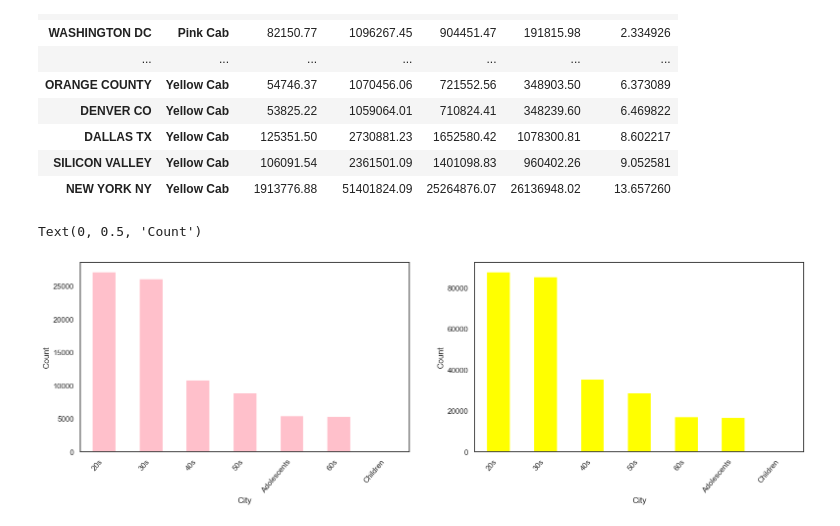
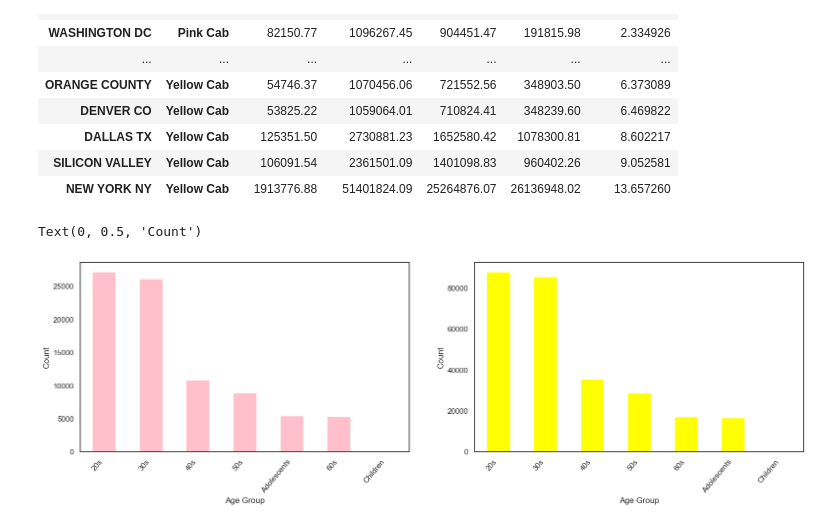
Before and after one commit to DataGlacier/VC, a Jupyter notebook: Week 2/Cab Investment Firm EDA by Connor Bryson.ipynb, the cells around one changed output. Cells and saved outputs as stored; diff of their text form; code cells hidden in the pictures.

```diff
--- a/Week 2/Cab Investment Firm EDA by Connor Bryson.ipynb
+++ b/Week 2/Cab Investment Firm EDA by Connor Bryson.ipynb
@@ -570,20 +570,20 @@ per_city.sort_values(by = 'Profit Per KM')
 # %%
 sns.set(rc={"figure.figsize":(19, 5)})
 sns.set_theme(style ="white")
 
 fig, axs = plt.subplots(ncols=2)
 
 # Yellow City Plot
 yellow_city = yellow_cab["Age Group"].value_counts().plot(y='number', kind='bar', color = "Yellow", legend=False, ax=axs[1])
 yellow_city.set_xticklabels(yellow_city.get_xticklabels(), rotation=50, horizontalalignment='right')
-yellow_city.set_xlabel("City")
+yellow_city.set_xlabel("Age Group")
 yellow_city.set_ylabel("Count")
 
 # Pink City Plot
 pink_city = pink_cab["Age Group"].value_counts().plot(y='number', kind='bar', color = "Pink", legend=False, ax=axs[0])
 pink_city.set_xticklabels(pink_city.get_xticklabels(), rotation=50, horizontalalignment='right')
-pink_city.set_xlabel("City")
+pink_city.set_xlabel("Age Group")
 pink_city.set_ylabel("Count")
 # %% [output]
 Text(0, 0.5, 'Count')
-[figure, old version]
+[figure, new version]
```
Also changed, not shown: parts of 2 cells of this notebook, 15 other files.
